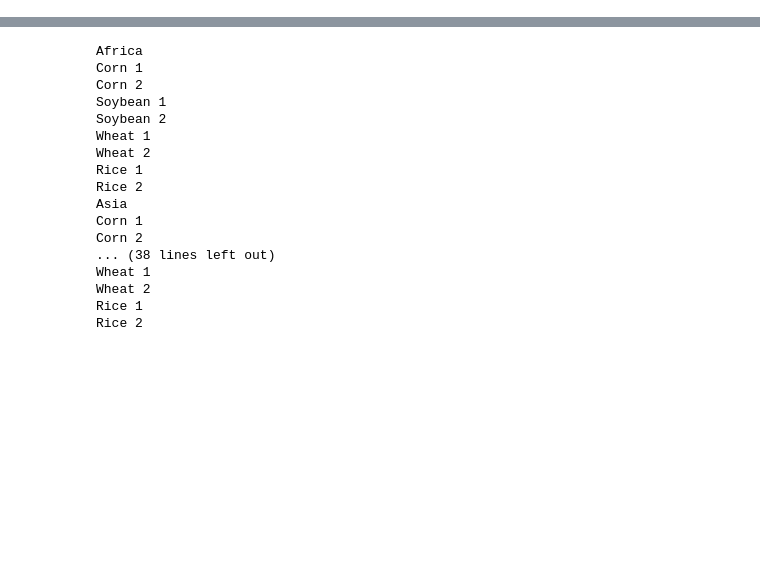
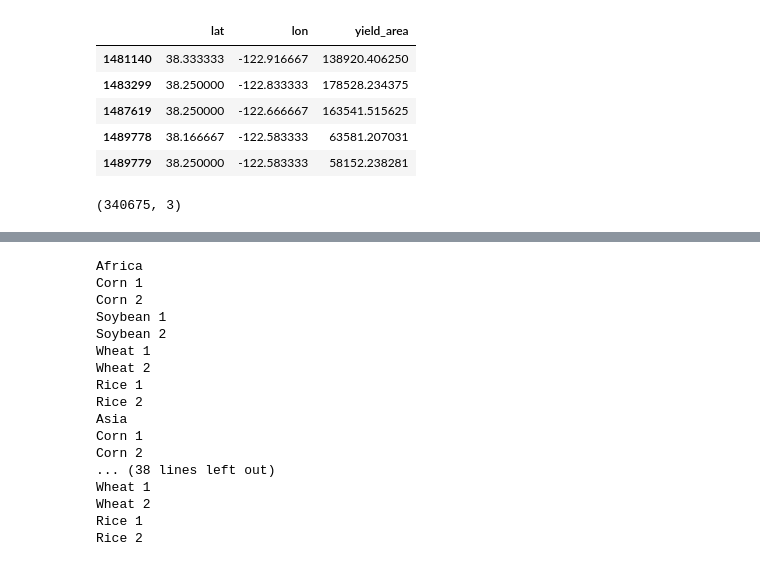
Before and after one commit to allfed/LosingIndustryCropYields, a Jupyter notebook: scripts/Reduction_by_continent.ipynb, the cells around one changed output, grey strips where cells are left out. Saved outputs shown, nothing was run; the diff lists cells and outputs as text; code cells hidden in the pictures; blank space fills up the shorter version.

```diff
--- a/scripts/Reduction_by_continent.ipynb
+++ b/scripts/Reduction_by_continent.ipynb
@@ -60,0 +63,15 @@ regions.to_crs("EPSG:4326", inplace=True)
+# %%
+crop["yield_area"] = crop["Yield"] * crop["area"]
+crop = crop[["lat", "lon", "yield_area"]]
+crop.head()
+# %% [output]
+|  | lat | lon | yield_area |
+| 1481140 | 38.333333 | -122.916667 | 138920.406250 |
+| 1483299 | 38.250000 | -122.833333 | 178528.234375 |
+| 1487619 | 38.250000 | -122.666667 | 163541.515625 |
+| 1489778 | 38.166667 | -122.583333 | 63581.207031 |
+| 1489779 | 38.250000 | -122.583333 | 58152.238281 |
+# %%
+crop.shape
+# %% [output]
+(340675, 3)
```
Also changed, not shown: parts of 11 cells of this notebook.
